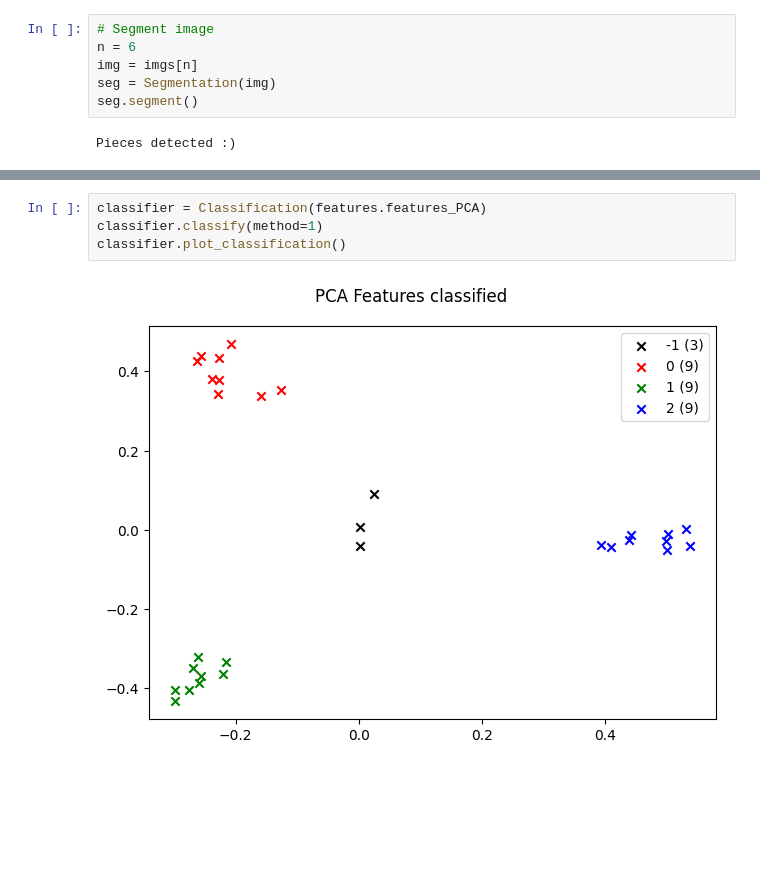
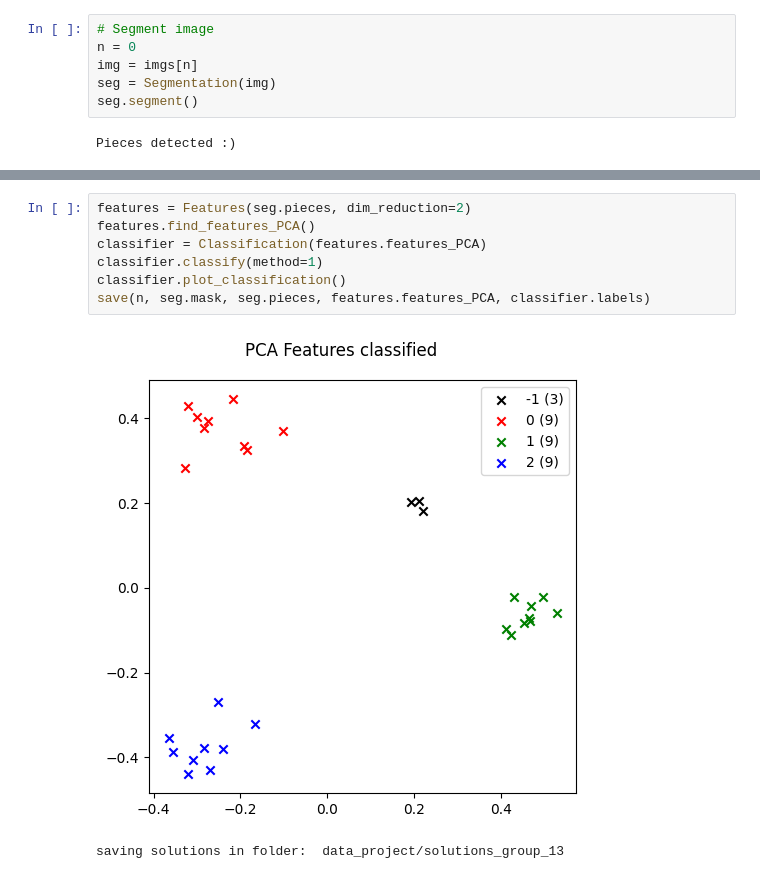
Before and after one commit to Jennifer2001-lab/iapr, a Jupyter notebook: project/main.ipynb, the cells around one changed output, grey strips where cells are left out. Saved outputs shown, nothing was run; the diff lists cells and outputs as text; blank space fills up the shorter version.

```diff
--- a/project/main.ipynb
+++ b/project/main.ipynb
@@ -20,7 +20,7 @@ from features import Features
 imgs = {i: load_input_image(i,folder="train") for i in range(15)}
 # %%
 # Segment image
-n = 6
+n = 0
 img = imgs[n]
 seg = Segmentation(img)
 seg.segment()
@@ -63,6 +33,10 @@ features.plot_features()
 # %%
+features = Features(seg.pieces, dim_reduction=2)
+features.find_features_PCA()
 classifier = Classification(features.features_PCA)
 classifier.classify(method=1)
 classifier.plot_classification()
+save(n, seg.mask, seg.pieces, features.features_PCA, classifier.labels)
 # %% [output]
-[figure, old version]
+[figure, new version]
+saving solutions in folder:  data_project/solutions_group_13
```
Also changed, not shown: parts of 11 cells of this notebook, 9 other files.
